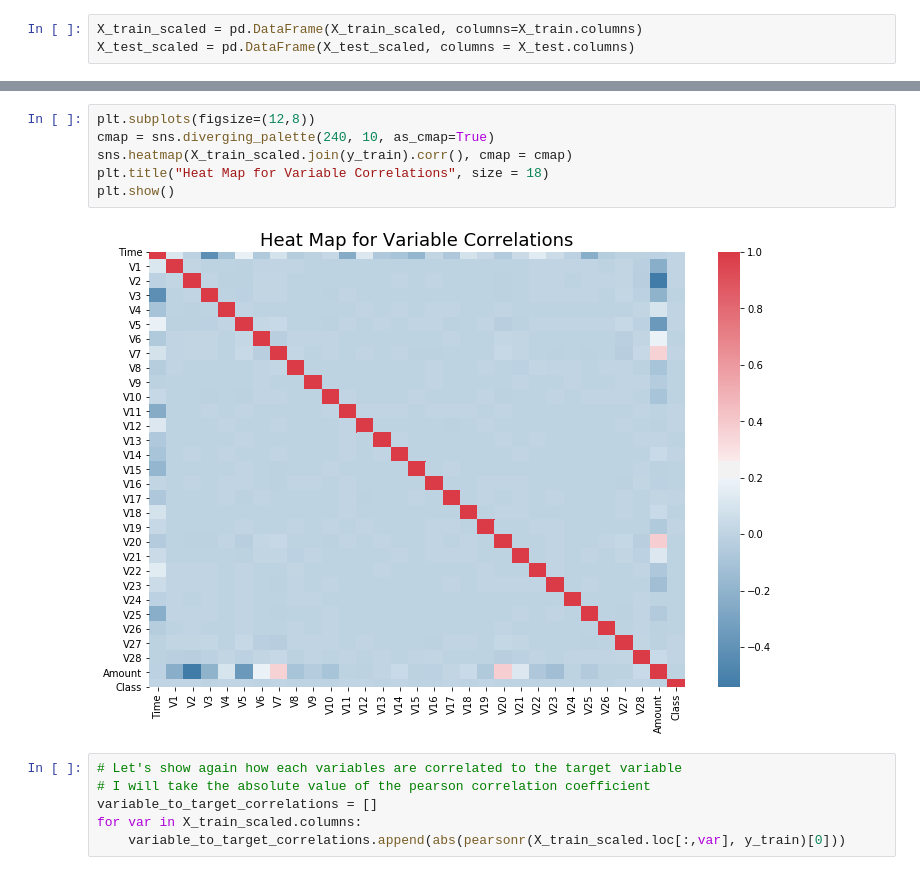
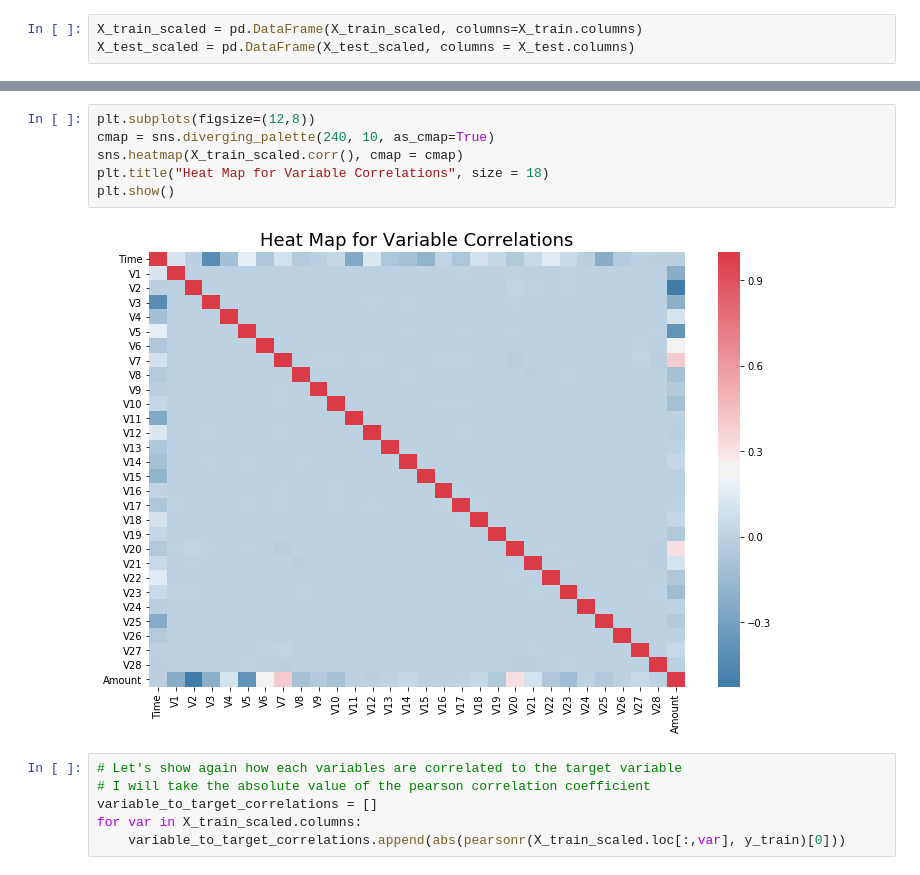
Before and after one commit to HaoxuanXu/credit_card_fraud_detection, a Jupyter notebook: Credit_Card_Fraud_Detection_Classical_Models.ipynb, the cells around one changed output, grey strips where cells are left out. Drawn from its saved outputs; the diff is of its cells as text.

Commit message:
visualizing

```diff
--- a/Credit_Card_Fraud_Detection_Classical_Models.ipynb
+++ b/Credit_Card_Fraud_Detection_Classical_Models.ipynb
@@ -60,11 +69,11 @@ Name: Class, dtype: float64
 # %%
 plt.subplots(figsize=(12,8))
 cmap = sns.diverging_palette(240, 10, as_cmap=True)
-sns.heatmap(X_train_scaled.join(y_train).corr(), cmap = cmap)
+sns.heatmap(X_train_scaled.corr(), cmap = cmap)
 plt.title("Heat Map for Variable Correlations", size = 18)
 plt.show()
 # %% [output]
-[figure, old version]
+[figure, new version]
 # %%
 # Let's show again how each variables are correlated to the target variable
 # I will take the absolute value of the pearson correlation coefficient
```
Also changed, not shown: parts of 32 cells of this notebook, 2 other files.
